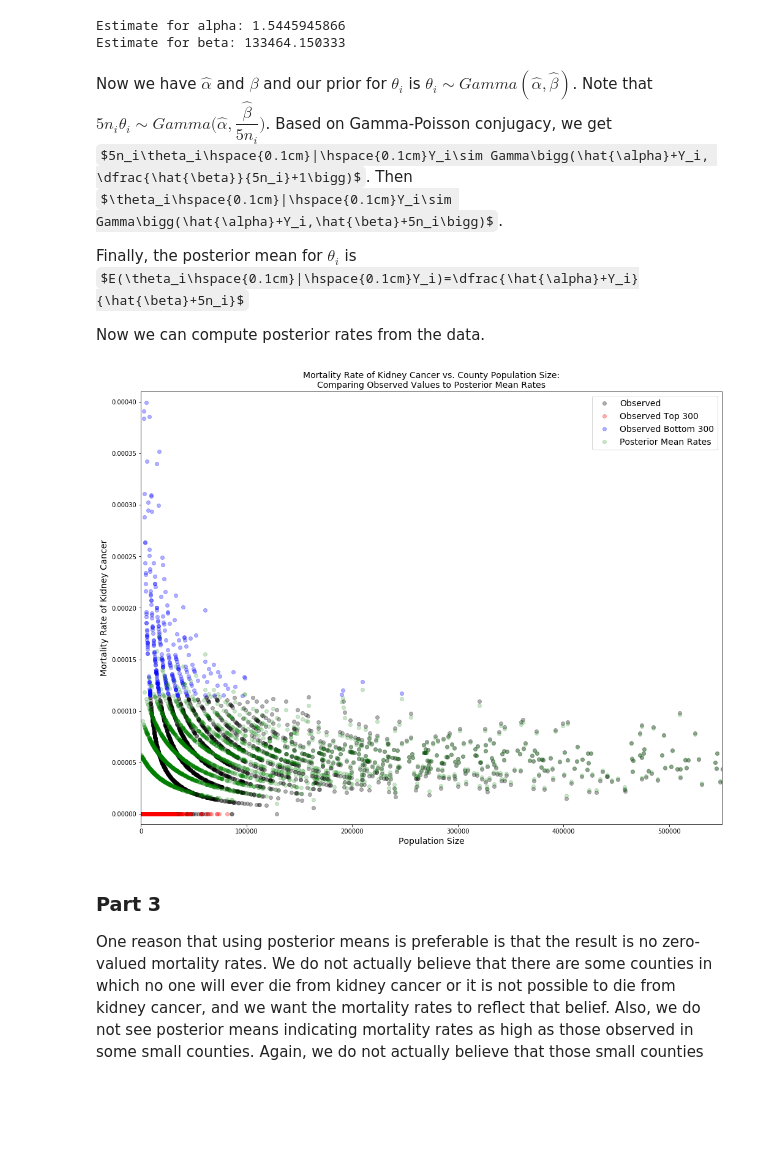
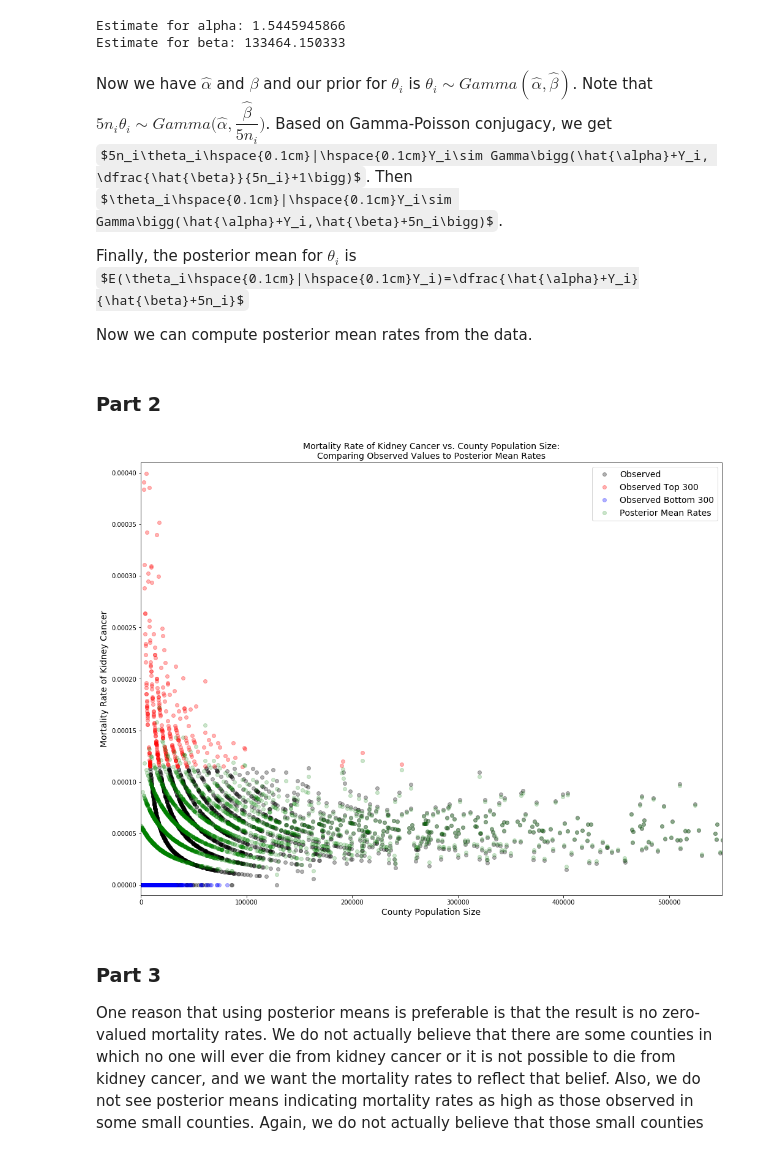
Before and after one commit to chase130101/2018spring, a Jupyter notebook: homework/HW8/Hase_Christopher_AM207_HW8.ipynb, the cells around one changed output. Saved outputs shown, nothing was run; the diff lists cells and outputs as text; code cells hidden in the pictures; some formulas as TeX source; blank space fills up the shorter version.

```diff
--- a/homework/HW8/Hase_Christopher_AM207_HW8.ipynb
+++ b/homework/HW8/Hase_Christopher_AM207_HW8.ipynb
@@ -308,38 +308,40 @@ Now we have $\hat{\alpha}$ and $\hat{\beta}$ and our prior for $\theta_i$ is $\t
 
 Finally, the posterior mean for $\theta_i$ is $E(\theta_i\hspace{0.1cm}|\hspace{0.1cm}Y_i)=\dfrac{\hat{\alpha}+Y_i}{\hat{\beta}+5n_i}$
 
-Now we can compute posterior rates from the data.
+Now we can compute posterior mean rates from the data.
+# %% [markdown]
+### Part 2
 # %%
 # compute posterior mean rates
 posterior_mean_rates = 5*(cancer['dc'].values + alpha)/(5*cancer['pop'].values + beta)
 
 # get top and bottom 300 observed mortality rates; get middle mortality rates as well
 bottom300_mortality = np.sort(cancer['prop_mortality'].values)[:300]
 top300_mortality = np.sort(cancer['prop_mortality'].values)[-300:]
 middle_mortality = np.sort(cancer['prop_mortality'].values)[300:-300]
 
 # get populations for top and bottom 300 morality rates; get populations for middle mortality rates as well
 pop_bottom300_mortality = cancer['pop'].values[np.argsort(cancer['prop_mortality'].values)[:300]]
 pop_top300_mortality = cancer['pop'].values[np.argsort(cancer['prop_mortality'].values)[-300:]]
 pop_middle_mortality = cancer['pop'].values[np.argsort(cancer['prop_mortality'].values)[300:-300]]
 
 # producing scatterplot
 plt.figure(figsize=(17, 13))
 plt.plot(pop_middle_mortality, middle_mortality, color = 'black', marker = 'o', linestyle = 'None', alpha = 0.3)
-plt.plot(pop_bottom300_mortality, bottom300_mortality, 'ro', alpha = 0.3)
-plt.plot(pop_top300_mortality, top300_mortality, 'bo', alpha = 0.3)
+plt.plot(pop_top300_mortality, top300_mortality, 'ro', alpha = 0.3)
+plt.plot(pop_bottom300_mortality, bottom300_mortality, 'bo', alpha = 0.3)
 plt.plot(cancer['pop'].values, posterior_mean_rates, color = 'green', marker = 'o', linestyle = 'None', alpha = 0.2)
 plt.xlim([0, 550000])
 plt.ylim([-0.00001, 0.00041])
-plt.xlabel('Population Size', fontsize = 14)
+plt.xlabel('County Population Size', fontsize = 14)
 plt.ylabel('Mortality Rate of Kidney Cancer', fontsize = 14)
 plt.title('Mortality Rate of Kidney Cancer vs. County Population Size:\nComparing Observed Values to Posterior Mean Rates',\
           fontsize = 14)
 plt.legend(loc = 'upper right', labels = ['Observed', 'Observed Top 300', 'Observed Bottom 300', 'Posterior Mean Rates'],\
            fontsize = 14)
 plt.show()
 # %% [output]
-[figure, old version]
+[figure, new version]
 # %% [markdown]
 ### Part 3
 
```
